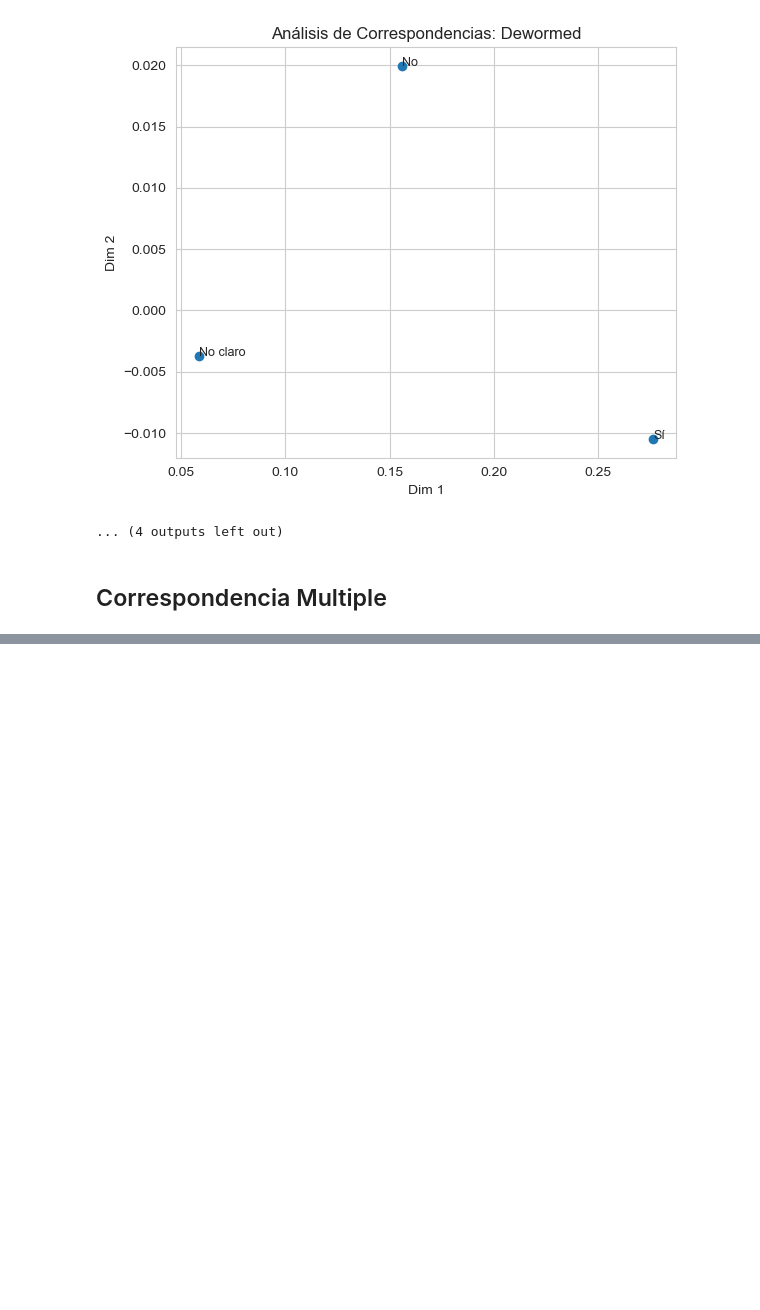
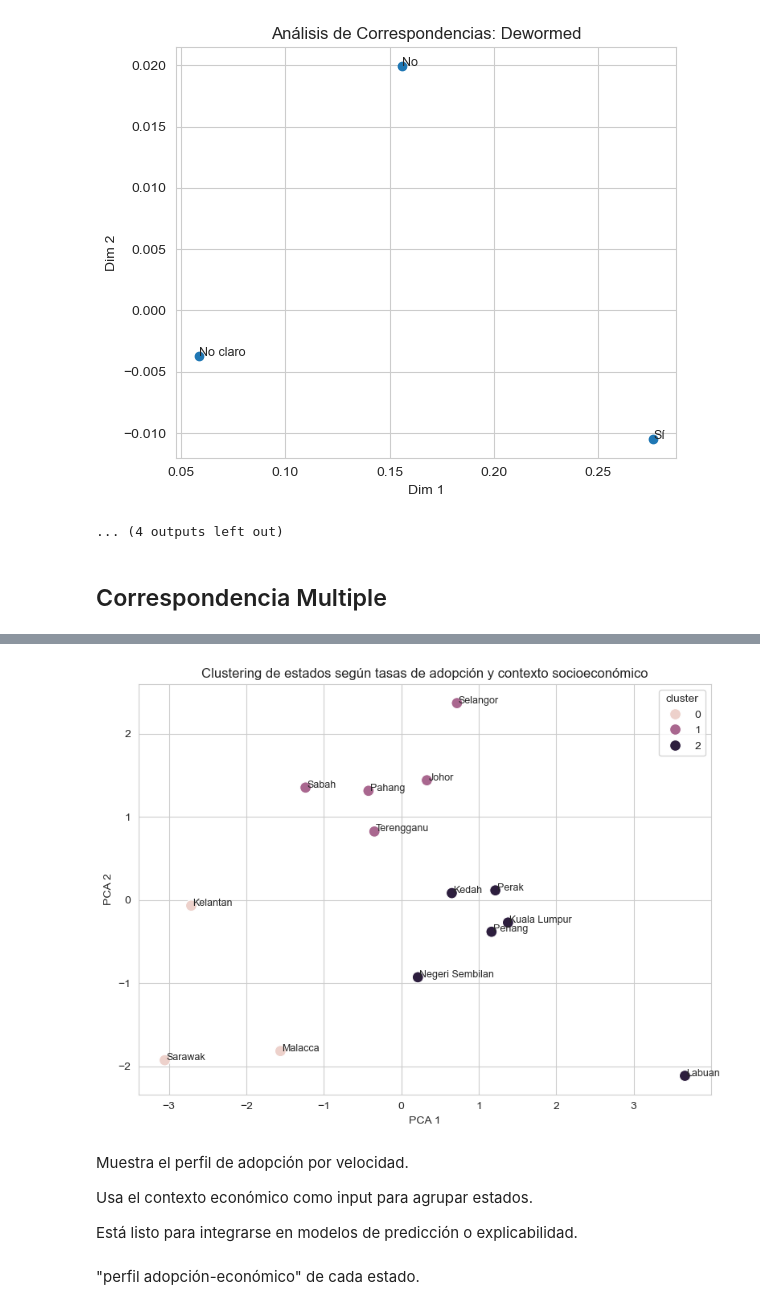
Before and after one commit to ctalamilla/austral-mcd-ldi2, a Jupyter notebook: TP_Grupo7_LDI2.ipynb, the cells around one changed output, grey strips where cells are left out. Saved outputs shown, nothing was run; the diff lists cells and outputs as text; code cells hidden in the pictures; blank space fills up the shorter version.

```diff
--- a/TP_Grupo7_LDI2.ipynb
+++ b/TP_Grupo7_LDI2.ipynb
@@ -799,0 +963,10 @@ plt.show()
+# %%
+# Agregar GDP y población
+estado_contextual = adopciones_por_estado_pct.copy()
+estado_contextual = estado_contextual.merge(
+    df_expl[['StateName', 'Population', 'GDP_per_capita_USD']]
+    .drop_duplicates(subset='StateName')
+    .set_index('StateName'),
+    left_index=True,
+    right_index=True
+)
@@ -799,0 +1013,9 @@ plt.show()
+# %%
+# Escalamos las variables
+features = estado_contextual.copy()
+scaler = StandardScaler()
+X_scaled = scaler.fit_transform(features)
+# %%
+# KMeans
+kmeans = KMeans(n_clusters=3, random_state=42)
+estado_contextual['cluster'] = kmeans.fit_predict(X_scaled)
@@ -799,0 +1024,27 @@ plt.show()
+# %%
+pca = PCA(n_components=2)
+coords = pca.fit_transform(X_scaled)
+
+plt.figure(figsize=(8, 6))
+sns.scatterplot(x=coords[:, 0], y=coords[:, 1],
+                hue=estado_contextual['cluster'], s=100)
+
+for i, label in enumerate(estado_contextual.index):
+    plt.text(coords[i, 0]+0.02, coords[i, 1], label, fontsize=9)
+
+plt.title("Clustering de estados según tasas de adopción y contexto socioeconómico")
+plt.xlabel("PCA 1")
+plt.ylabel("PCA 2")
+plt.grid(True)
+plt.tight_layout()
+plt.show()
+# %% [output]
+[figure, added]
+# %% [markdown]
+Muestra el perfil de adopción por velocidad.
+
+Usa el contexto económico como input para agrupar estados.
+
+Está listo para integrarse en modelos de predicción o explicabilidad.
+# %% [markdown]
+"perfil adopción-económico" de cada estado.
```
Also changed, not shown: parts of 38 cells of this notebook.
